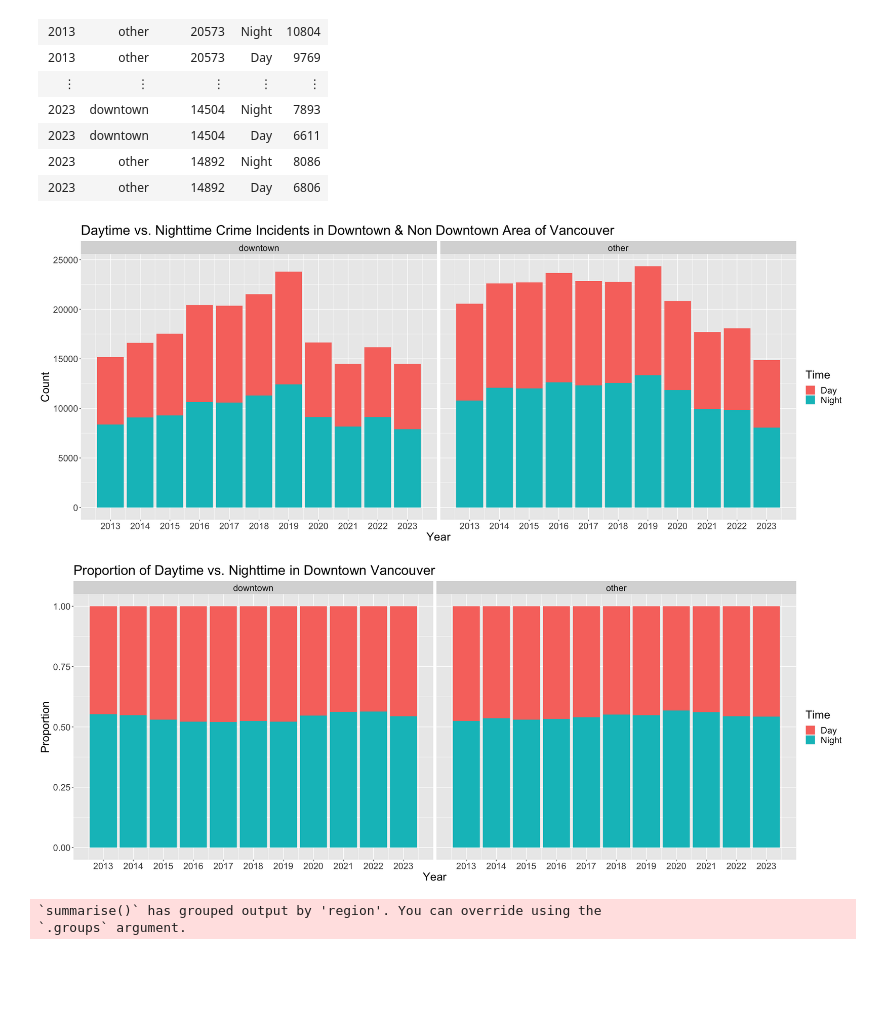
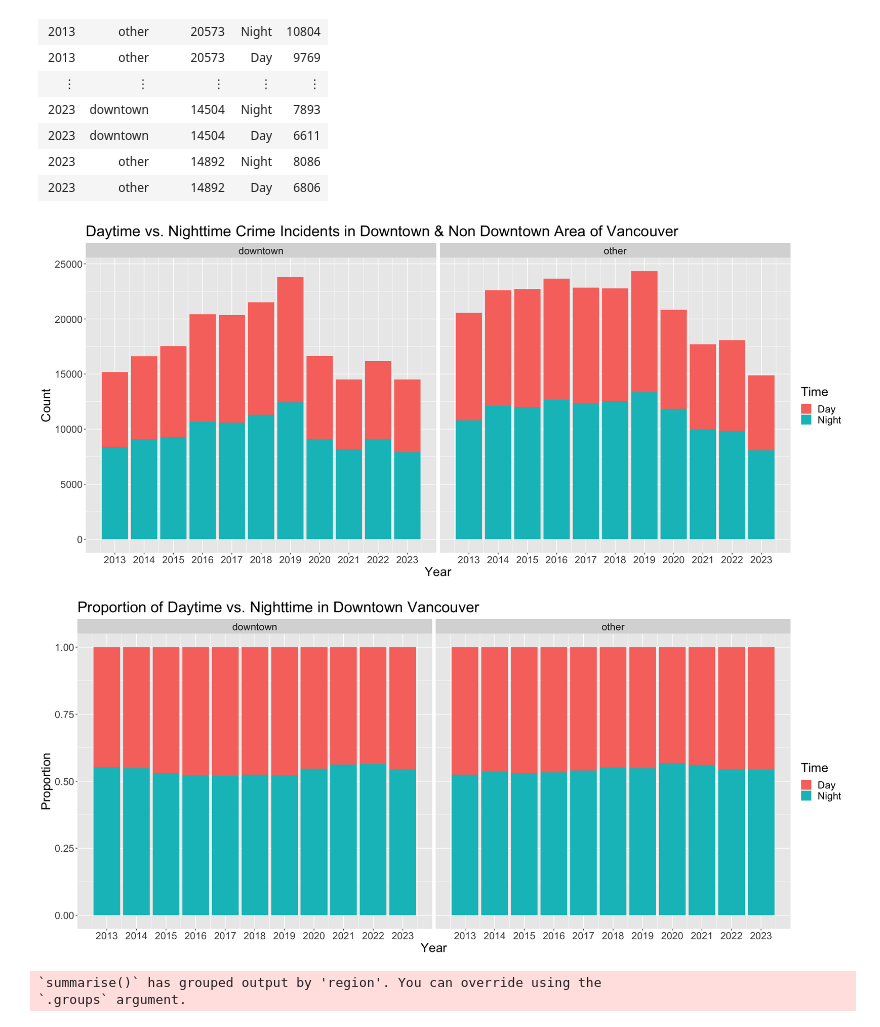
Before and after one commit to AllenCheng5186/STAT201-Group16-Group-Project, a Jupyter notebook: Preliminary Result.ipynb, the cells around one changed output. Drawn from its saved outputs; the diff is of its cells as text; code cells hidden in the pictures; blank space fills up the shorter version.

```diff
--- a/Preliminary Result.ipynb
+++ b/Preliminary Result.ipynb
@@ -156,23 +156,23 @@ A tibble: 44 × 5
 | 2023 | other | 14892 | Day | 6806 |
 # %%
 # visualize the count of crimes happened in the two time periods and regions along the years
-options(repr.plot.width = 20, repr.plot.height = 8)
+options(repr.plot.width = 18, repr.plot.height = 8)
 
 crime_AllNBHD_AllTime_summary_bar <- crime_AllNBHD_AllTime_summary |>
     ggplot(aes(x = YEAR, y = count, fill = time)) +
     geom_bar(stat = "identity") +
     scale_x_continuous(breaks = seq(2013,2023,1)) +
     labs(x = "Year", y = "Count", fill = "Time") +
     ggtitle("Daytime vs. Nighttime Crime Incidents in Downtown & Non Downtown Area of Vancouver") +
     theme(text = element_text(size = 20)) +
     facet_grid(cols = vars(region))
 
 crime_AllNBHD_AllTime_summary_bar
 # %% [output]
-[figure, old version]
+[figure, new version]
 # %%
 # visualize the proportion of the crimes happened at night or day in two regions
-options(repr.plot.width = 20, repr.plot.height = 8)
+options(repr.plot.width = 18, repr.plot.height = 8)
 crime_AllNBHD_AllTime_summary_prop <- crime_AllNBHD_AllTime_summary |>
     ggplot(aes(x = YEAR, y = count, fill = time)) +
     geom_bar(stat = "identity",position = "fill") +
@@ -184,5 +184,5 @@ crime_AllNBHD_AllTime_summary_prop <- crime_AllNBHD_AllTime_summary |>
 
 crime_AllNBHD_AllTime_summary_prop
 # %% [output]
-[figure, old version]
+[figure, new version]
 # %%
```
Also changed, not shown: parts of 4 cells of this notebook.
